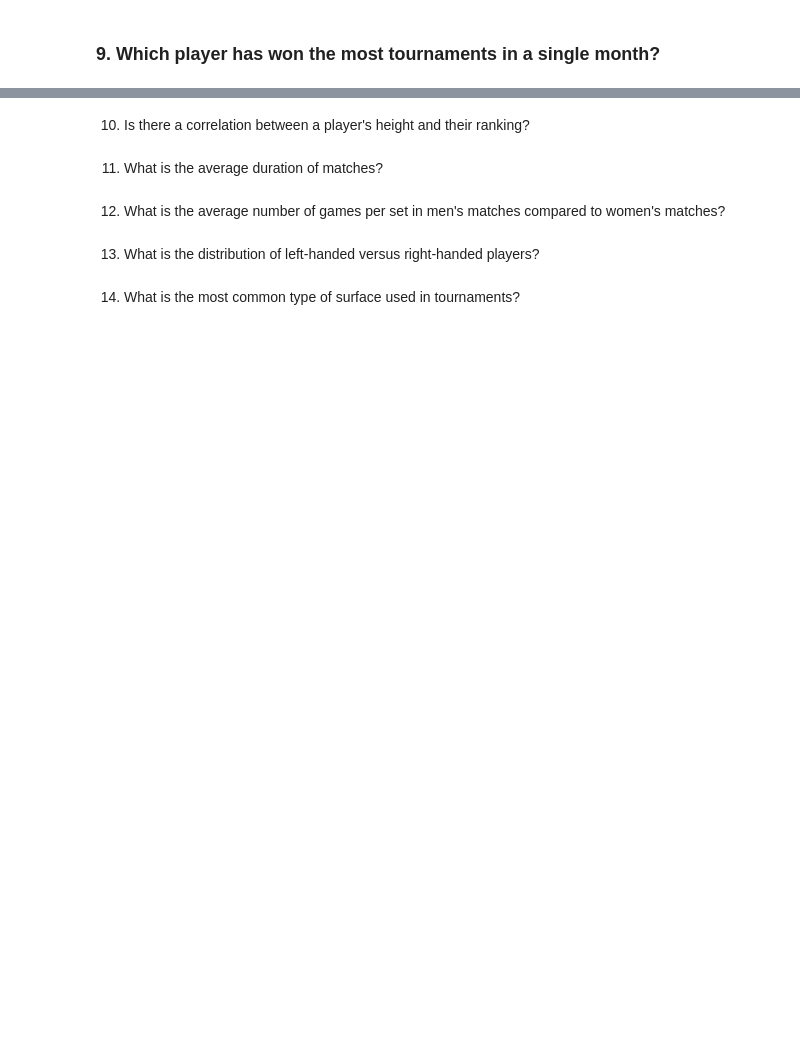
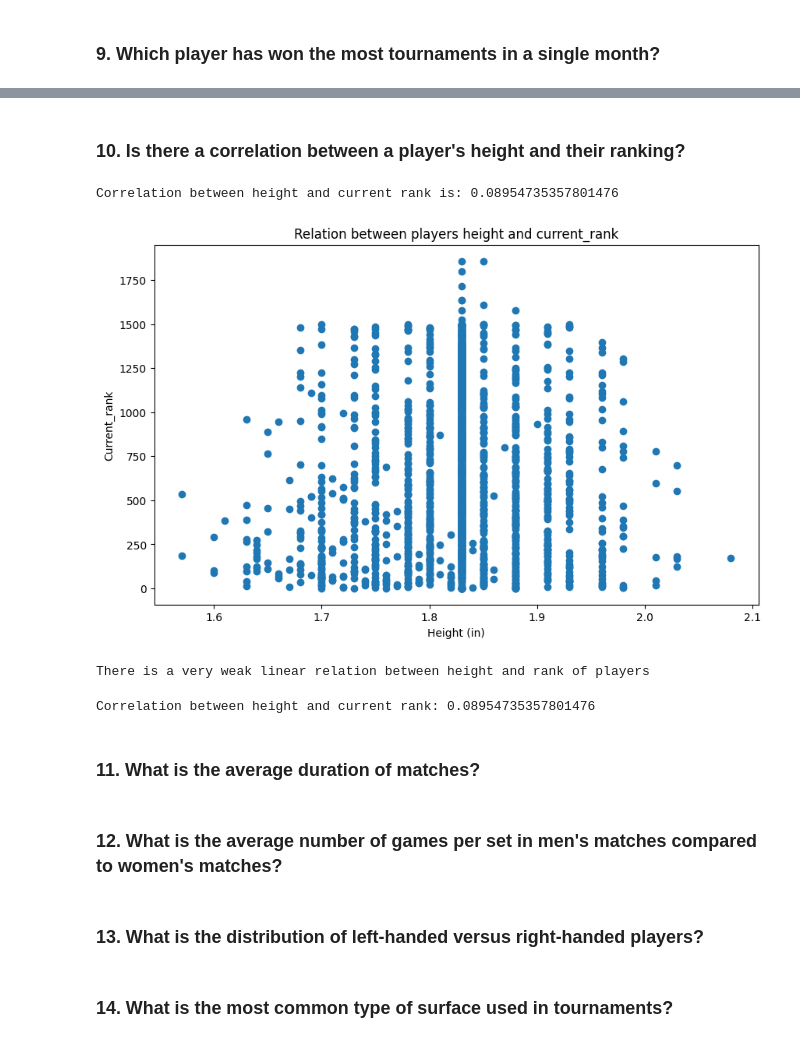
Before and after one commit to Mahlagha1994/Tennis-Games, a Jupyter notebook: notebooks/2-DATA ANALYZING.ipynb, the cells around one changed output, grey strips where cells are left out. Saved outputs shown, nothing was run; the diff lists cells and outputs as text; code cells hidden in the pictures; blank space fills up the shorter version.

```diff
--- a/notebooks/2-DATA ANALYZING.ipynb
+++ b/notebooks/2-DATA ANALYZING.ipynb
@@ -282,11 +245,41 @@ MatchTournamentInfo[MatchTournamentInfo['tournament_id']==130642]
 # %% [markdown]
-10. Is there a correlation between a player's height and their ranking?
+### 10. Is there a correlation between a player's height and their ranking?
+# %%
+home_players = MatchHomeTeamInfo[["player_id", 'current_rank', "height"]]
+away_players = MatchAwayTeamInfo[["player_id", 'current_rank', "height"]]
+all_players = pd.concat([home_players, away_players])
+all_players
+cleaned_all_players = all_players.drop_duplicates(subset=['player_id'])
+height_mode = float(cleaned_all_players['height'].mode().iloc[0])
+cleaned_all_players = cleaned_all_players.fillna(value = height_mode)
+x = cleaned_all_players['height']
+y = cleaned_all_players['current_rank']
+
+correlation = x.corr(y)
+print(f'Correlation between height and current rank is: {correlation}')
+
+plt.figure(figsize=(10, 6))
+plt.scatter(x, y)
+plt.title('Relation between players height and current_rank')
+plt.xlabel('Height (in)')
+plt.ylabel('Current_rank')
+plt.show()
+print("There is a very weak linear relation between height and rank of players")
+# %% [output]
+Correlation between height and current rank is: 0.08954735357801476
+[figure, added]
+There is a very weak linear relation between height and rank of players
+# %%
+correlation = x.corr(y)
+print(f'Correlation between height and current rank: {correlation}')
+# %% [output]
+Correlation between height and current rank: 0.08954735357801476
 # %% [markdown]
-11.	What is the average duration of matches?
+### 11.	What is the average duration of matches?
 # %% [markdown]
-12. What is the average number of games per set in men's matches compared to women's matches?
+### 12. What is the average number of games per set in men's matches compared to women's matches?
 # %% [markdown]
-13.	What is the distribution of left-handed versus right-handed players?
+### 13.	What is the distribution of left-handed versus right-handed players?
 # %% [markdown]
-14.	What is the most common type of surface used in tournaments?
+### 14.	What is the most common type of surface used in tournaments?
 # %% [markdown]
```
Also changed, not shown: parts of 10 cells of this notebook.
